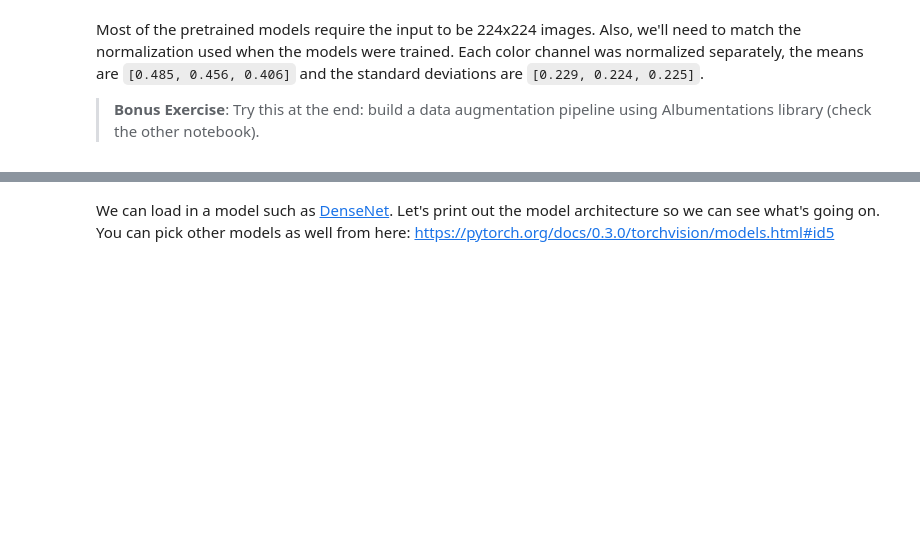
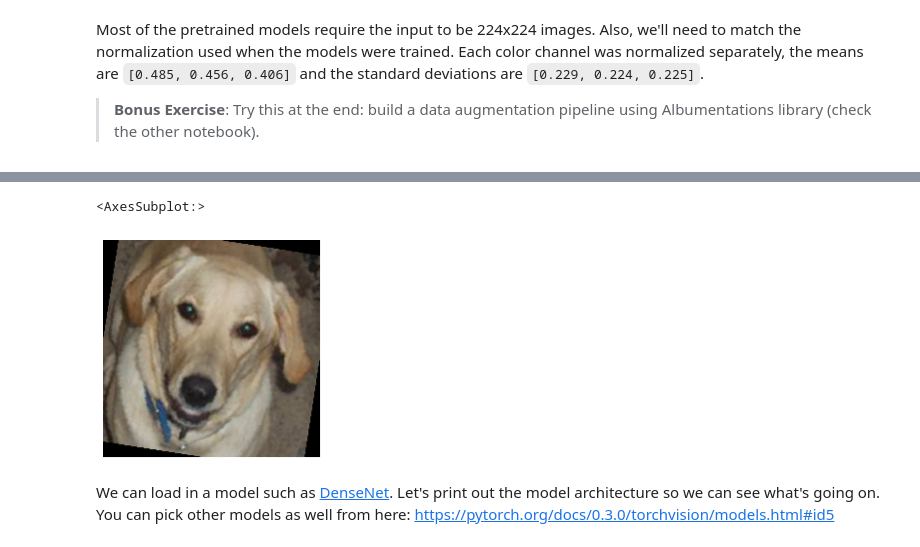
Before and after one commit to Deniz-shelby/Strive_Day1, a Jupyter notebook: M5_Deep_Learning/D8 Transfer-learning/4. Exercise Transfer Learning (Pytorch).ipynb, the cells around one changed output, grey strips where cells are left out. Drawn from its saved outputs; the diff is of its cells as text; code cells hidden in the pictures; blank space fills up the shorter version.

```diff
--- a/M5_Deep_Learning/D8 Transfer-learning/4. Exercise Transfer Learning (Pytorch).ipynb
+++ b/M5_Deep_Learning/D8 Transfer-learning/4. Exercise Transfer Learning (Pytorch).ipynb
@@ -30,15 +34,22 @@ Most of the pretrained models require the input to be 224x224 images. Also, we'l
 data_dir = '../../Datasets/Cat_Dog_data'# your path here
 
 # TODO: Define transforms for the training data and testing data
-train_transforms = # your code here
 
-test_transforms = # your code here
 
+train_transforms = transforms.Compose([transforms.Resize((224, 224)),
+                                       transforms.RandomRotation(30),
+                                       transforms.RandomHorizontalFlip(),
+                                       transforms.ToTensor(),
+                                       transforms.Normalize([0.485, 0.456, 0.406],[0.229, 0.224, 0.225])])
+test_transforms = transforms.Compose([transforms.Resize((224, 224)),
+                                      transforms.ToTensor(),
+                                       transforms.Normalize([0.485, 0.456, 0.406],[0.229, 0.224, 0.225])
+                                    ])
 
 
 # Pass transforms in here, then run the next cell to see how the transforms look
-train_data = # your code here
-test_data = # your code here
+train_data = datasets.ImageFolder(os.path.join(data_dir, "train"), transform=train_transforms)
+test_data = datasets.ImageFolder(os.path.join(data_dir,"test"), transform=test_transforms)
 
-trainloader = # your code here
-testloader = # your code here
+trainloader = DataLoader(train_data, batch_size=3, shuffle=True)
+testloader = DataLoader(test_data, batch_size=3, shuffle=False)
@@ -47,3 +56,37 @@ SyntaxError: invalid syntax (<ipython-input-2-eda054fb9101>, line 7)
+# %%
+def imshow(image, ax=None, title=None, normalize=True):
+    """Imshow for Tensor."""
+    if ax is None:
+        fig, ax = plt.subplots()
+    image = image.numpy().transpose((1, 2, 0))
+
+    if normalize:
+        mean = np.array([0.485, 0.456, 0.406])
+        std = np.array([0.229, 0.224, 0.225])
+        image = std * image + mean
+        image = np.clip(image, 0, 1)
+
+    ax.imshow(image)
+    ax.spines['top'].set_visible(False)
+    ax.spines['right'].set_visible(False)
+    ax.spines['left'].set_visible(False)
+    ax.spines['bottom'].set_visible(False)
+    ax.tick_params(axis='both', length=0)
+    ax.set_xticklabels('')
+    ax.set_yticklabels('')
+
+    return ax
+
+
+# Run this to test your data loaders
+# images, labels = next(iter(trainloader))
+# imshow(images[0], normalize=True)
+
+images, labels = next(iter(trainloader))
+imshow(images[0])
+# %% [output]
+<AxesSubplot:>
+[figure, added]
 # %% [markdown]
 We can load in a model such as [DenseNet](http://pytorch.org/docs/0.3.0/torchvision/models.html#id5). Let's print out the model architecture so we can see what's going on. You can pick other models as well from here: https://pytorch.org/docs/0.3.0/torchvision/models.html#id5
 # %%
```
Also changed, not shown: parts of 8 cells of this notebook, 1 other file.
